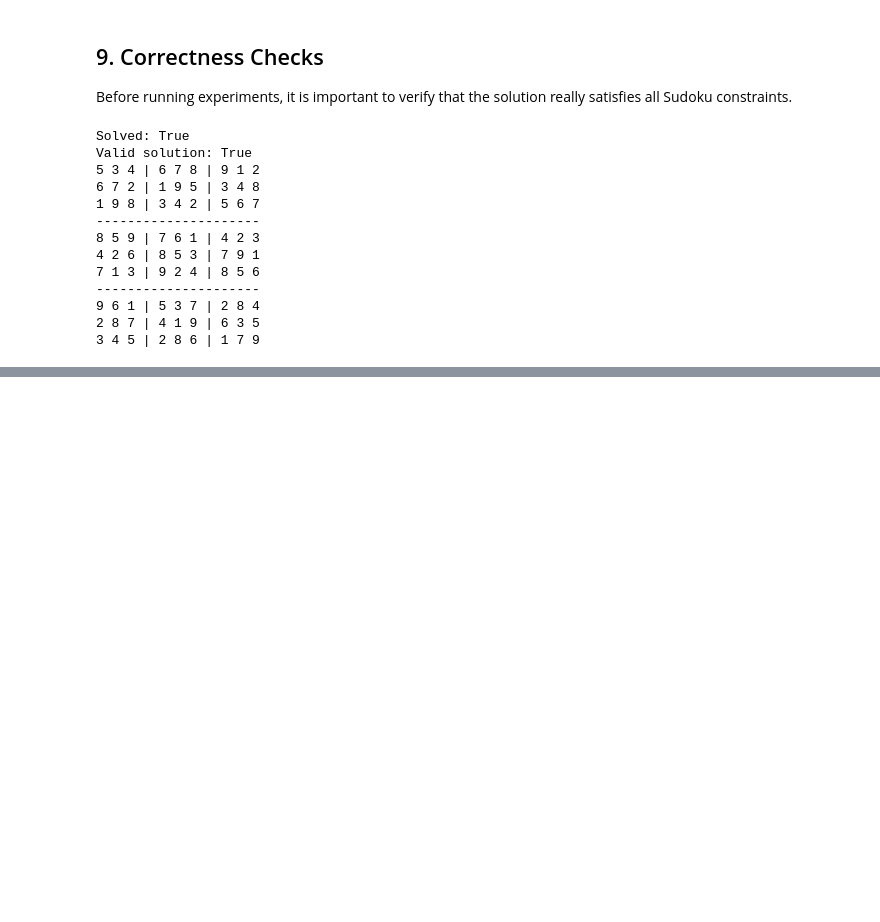
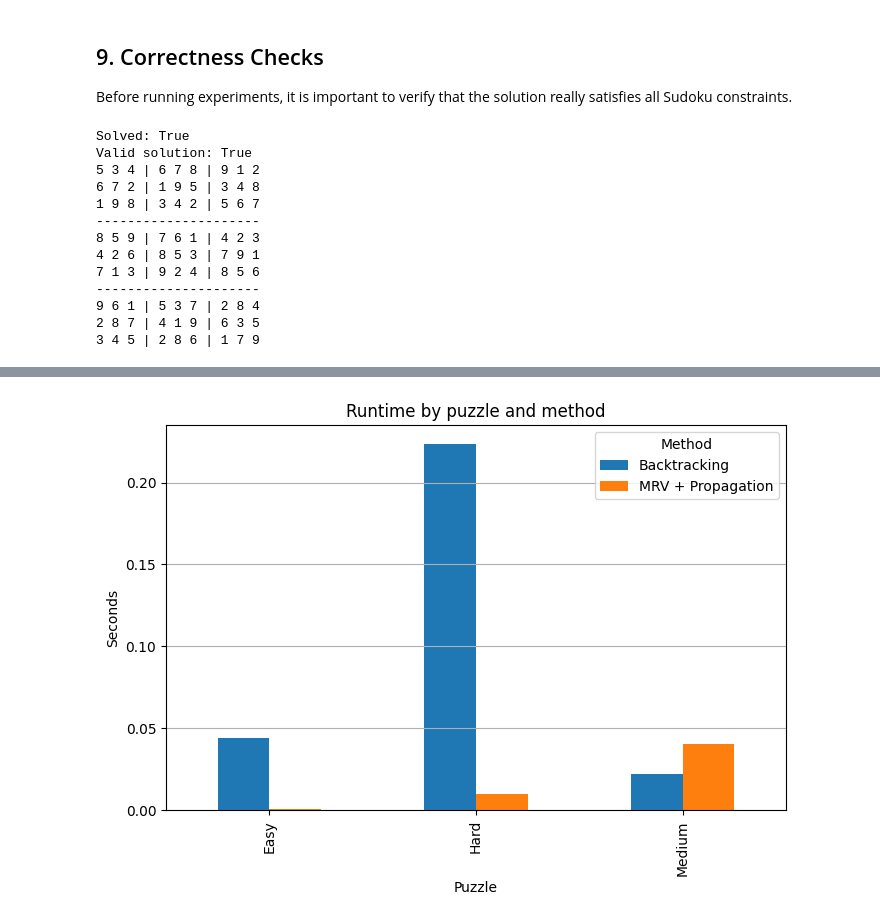
Before and after one commit to hktodorova/sudoku_project_submission, a Jupyter notebook: sudoku_project.ipynb, the cells around one changed output, grey strips where cells are left out. Drawn from its saved outputs; the diff is of its cells as text; code cells hidden in the pictures; blank space fills up the shorter version.

```diff
--- a/sudoku_project.ipynb
+++ b/sudoku_project.ipynb
@@ -429,0 +523,9 @@ Valid solution: True
+# %%
+pivot_runtime = results_df.pivot(index="Puzzle", columns="Method", values="Runtime_sec")
+pivot_runtime.plot(kind="bar")
+plt.title("Runtime by puzzle and method")
+plt.ylabel("Seconds")
+plt.grid(True, axis="y")
+plt.show()
+# %% [output]
+[figure, added]
```
Also changed, not shown: parts of 12 cells of this notebook.
